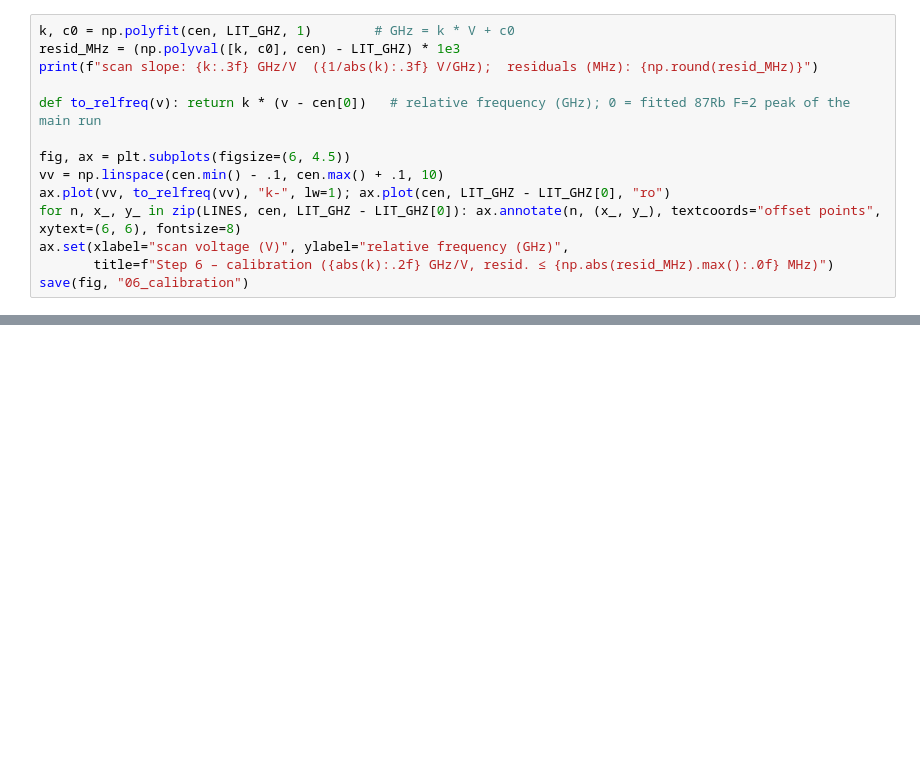
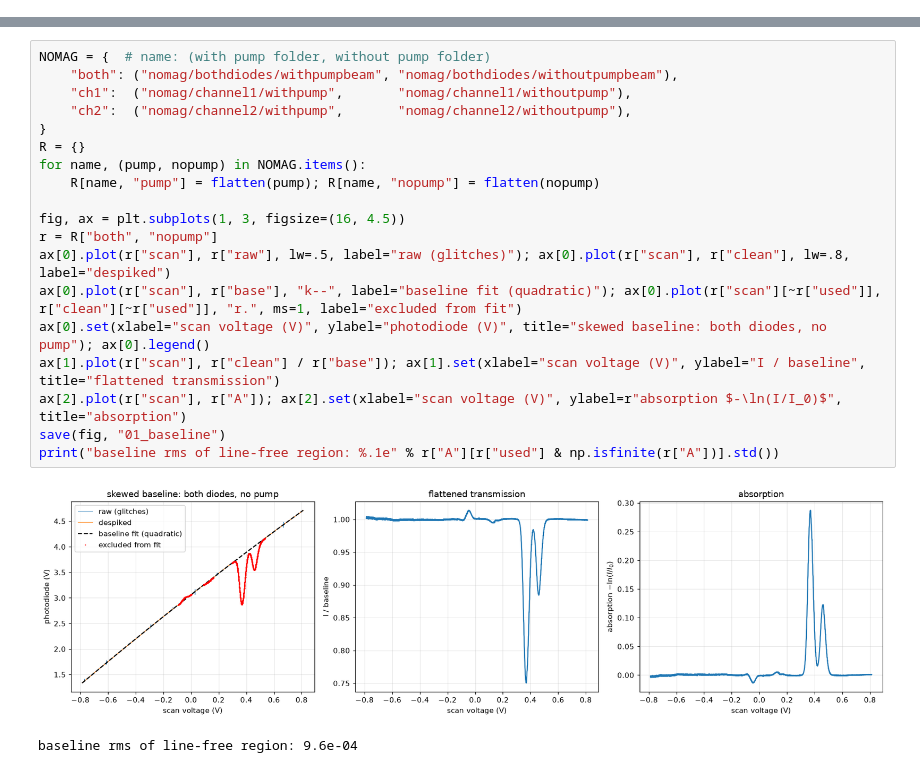
Before and after one commit to coenbeemster/RubidiumFreeDopplerSpectoscropy, a Jupyter notebook: notebooks/spectrum_20261118.ipynb, the cells around one changed output, grey strips where cells are left out. Cells and saved outputs as stored; diff of their text form; blank space fills up the shorter version.

```diff
--- a/notebooks/spectrum_20261118.ipynb
+++ b/notebooks/spectrum_20261118.ipynb
@@ -135,14 +36,0 @@ save(fig, "05_peakfit")
-# %%
-k, c0 = np.polyfit(cen, LIT_GHZ, 1)        # GHz = k * V + c0
-resid_MHz = (np.polyval([k, c0], cen) - LIT_GHZ) * 1e3
-print(f"scan slope: {k:.3f} GHz/V  ({1/abs(k):.3f} V/GHz);  residuals (MHz): {np.round(resid_MHz)}")
-
-def to_relfreq(v): return k * (v - cen[0])   # relative frequency (GHz); 0 = fitted 87Rb F=2 peak of the main run
-
-fig, ax = plt.subplots(figsize=(6, 4.5))
-vv = np.linspace(cen.min() - .1, cen.max() + .1, 10)
-ax.plot(vv, to_relfreq(vv), "k-", lw=1); ax.plot(cen, LIT_GHZ - LIT_GHZ[0], "ro")
-for n, x_, y_ in zip(LINES, cen, LIT_GHZ - LIT_GHZ[0]): ax.annotate(n, (x_, y_), textcoords="offset points", xytext=(6, 6), fontsize=8)
-ax.set(xlabel="scan voltage (V)", ylabel="relative frequency (GHz)",
-       title=f"Step 6 – calibration ({abs(k):.2f} GHz/V, resid. ≤ {np.abs(resid_MHz).max():.0f} MHz)")
-save(fig, "06_calibration")
@@ -267,0 +181,22 @@ save(fig, "11_zoom_lines")
+# %%
+NOMAG = {  # name: (with pump folder, without pump folder)
+    "both": ("nomag/bothdiodes/withpumpbeam", "nomag/bothdiodes/withoutpumpbeam"),
+    "ch1":  ("nomag/channel1/withpump",       "nomag/channel1/withoutpump"),
+    "ch2":  ("nomag/channel2/withpump",       "nomag/channel2/withoutpump"),
+}
+R = {}
+for name, (pump, nopump) in NOMAG.items():
+    R[name, "pump"] = flatten(pump); R[name, "nopump"] = flatten(nopump)
+
+fig, ax = plt.subplots(1, 3, figsize=(16, 4.5))
+r = R["both", "nopump"]
+ax[0].plot(r["scan"], r["raw"], lw=.5, label="raw (glitches)"); ax[0].plot(r["scan"], r["clean"], lw=.8, label="despiked")
+ax[0].plot(r["scan"], r["base"], "k--", label="baseline fit (quadratic)"); ax[0].plot(r["scan"][~r["used"]], r["clean"][~r["used"]], "r.", ms=1, label="excluded from fit")
+ax[0].set(xlabel="scan voltage (V)", ylabel="photodiode (V)", title="skewed baseline: both diodes, no pump"); ax[0].legend()
+ax[1].plot(r["scan"], r["clean"] / r["base"]); ax[1].set(xlabel="scan voltage (V)", ylabel="I / baseline", title="flattened transmission")
+ax[2].plot(r["scan"], r["A"]); ax[2].set(xlabel="scan voltage (V)", ylabel=r"absorption $-\ln(I/I_0)$", title="absorption")
+save(fig, "01_baseline")
+print("baseline rms of line-free region: %.1e" % r["A"][r["used"] & np.isfinite(r["A"])].std())
+# %% [output]
+[figure, added]
+baseline rms of line-free region: 9.6e-04
```
Also changed, not shown: parts of 32 cells of this notebook, 26 other files.
